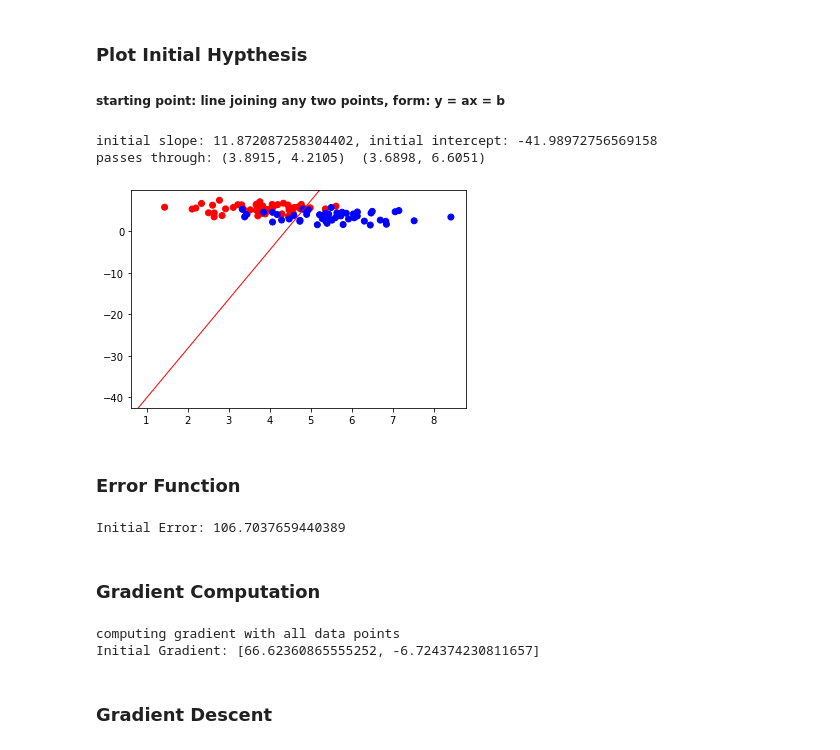
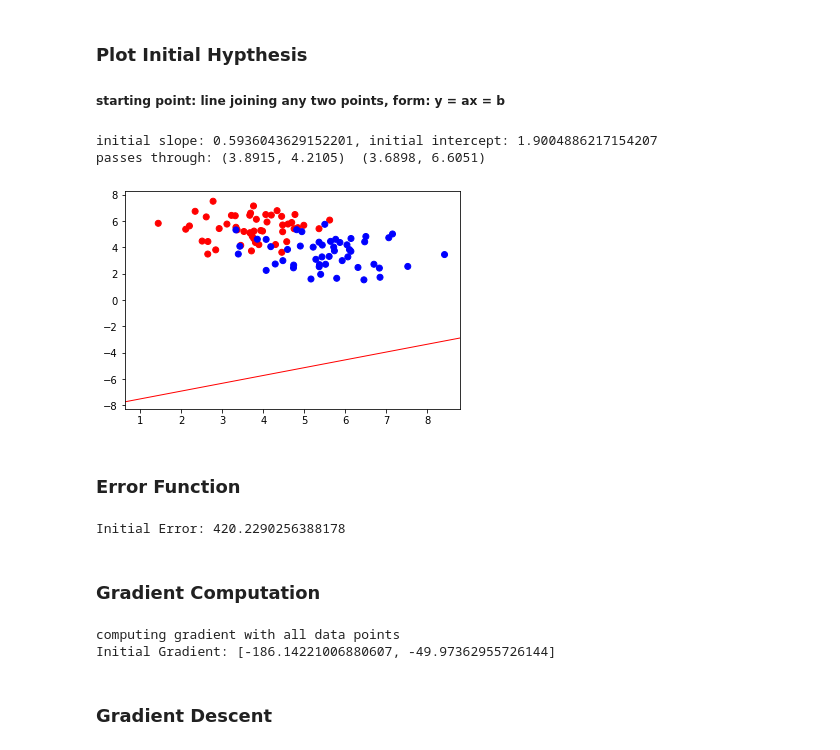
Before and after one commit to dishant-inuyashaYagami/6_basic_machine_learning, a Jupyter notebook: 1_logistic_classification/0_logistic_binary_classification.ipynb, the cells around one changed output. Cells and saved outputs as stored; diff of their text form; code cells hidden in the pictures.

```diff
--- a/1_logistic_classification/0_logistic_binary_classification.ipynb
+++ b/1_logistic_classification/0_logistic_binary_classification.ipynb
@@ -51,21 +51,21 @@ plt.show()
 
 ##### starting point: line joining any two points, form: y = ax = b
 # %%
-slope     = -1*(x2_attributes[1] - x2_attributes[0])/(x1_attributes[1] - x1_attributes[0])
+slope     = -0.05*(x2_attributes[1] - x2_attributes[0])/(x1_attributes[1] - x1_attributes[0])
 intercept =  x2_attributes[0] - x1_attributes[0]*slope
 print("initial slope: " + str(slope) + ", initial intercept: " + str(intercept))
 display_pt1 = "(" + str(x1_attributes[0]) + ", " + str(x2_attributes[0]) + ")"
 display_pt2 = "(" + str(x1_attributes[1]) + ", " + str(x2_attributes[1]) + ")"
 print("passes through: " + display_pt1 + "  " + display_pt2)
 plt.scatter(x1_attributes, x2_attributes, c=color)
-intercept = intercept -10
+intercept = intercept - 10
 plt.axline((1, 1*slope + intercept), slope=slope, linewidth=1, color='r')# or plt.plot([acidity[0],acidity[1]], [density[0],density[1]])
 #plt.axline((x1_attributes[1], x2_attributes[1]), slope=slope, linewidth=1, color='green') # or plt.plot([acidity[0],acidity[1]], [density[0],density[1]])
 plt.show()
 # %% [output]
-initial slope: 11.872087258304402, initial intercept: -41.98972756569158
+initial slope: 0.5936043629152201, initial intercept: 1.9004886217154207
 passes through: (3.8915, 4.2105)  (3.6898, 6.6051)
-[figure, old version]
+[figure, new version]
 # %% [markdown]
 ### Error Function
 # %%
@@ -90,7 +90,7 @@ error = [0]
 comp_error(slope, intercept, error)
 print ("Initial Error: " + str(error[0]))
 # %% [output]
-Initial Error: 106.7037659440389
+Initial Error: 420.2290256388178
 # %% [markdown]
 ### Gradient Computation
 # %%
@@ -116,7 +116,7 @@ comp_grad(slope, intercept, grad_val)
 print ("Initial Gradient: " + str(grad_val))
 # %% [output]
 computing gradient with all data points
-Initial Gradient: [66.62360865555252, -6.724374230811657]
+Initial Gradient: [-186.14221006880607, -49.97362955726144]
 # %% [markdown]
 ### Gradient Descent
 # %%
```
Also changed, not shown: parts of 3 cells of this notebook.
